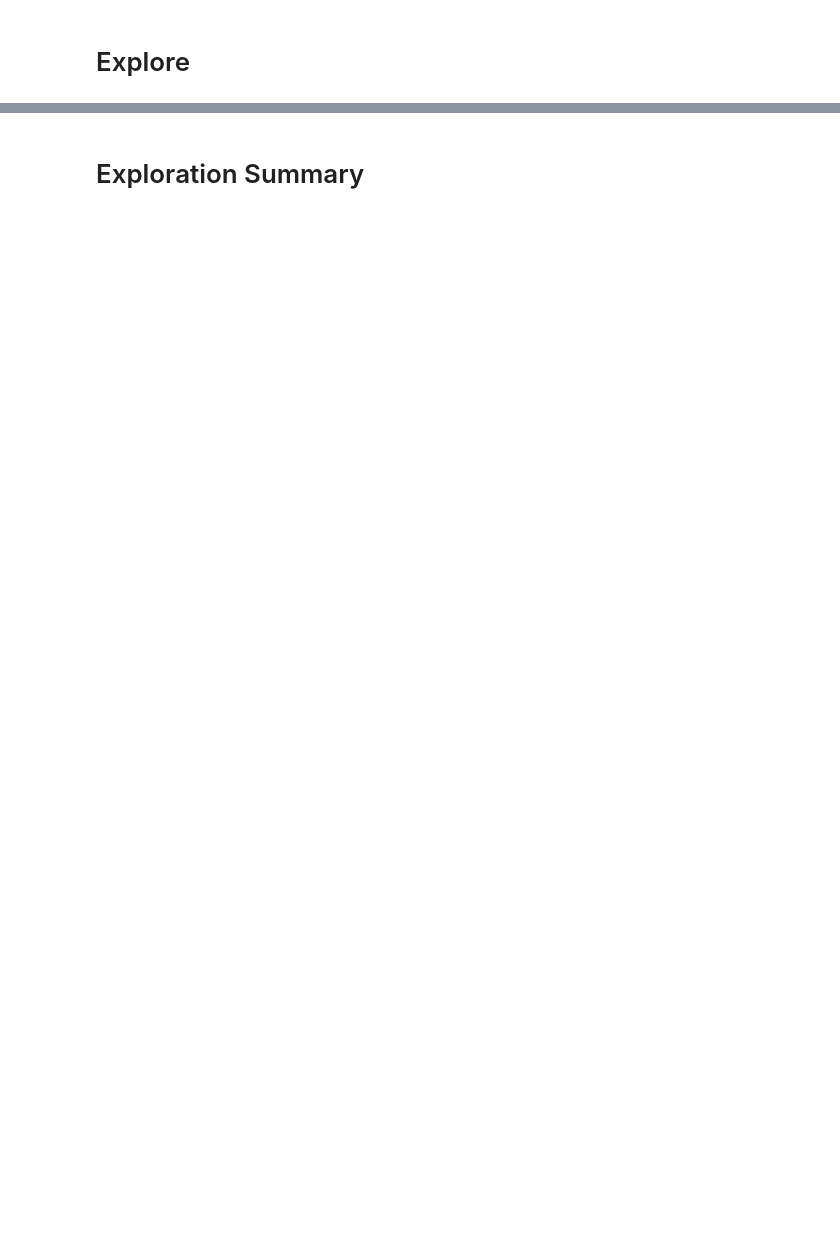
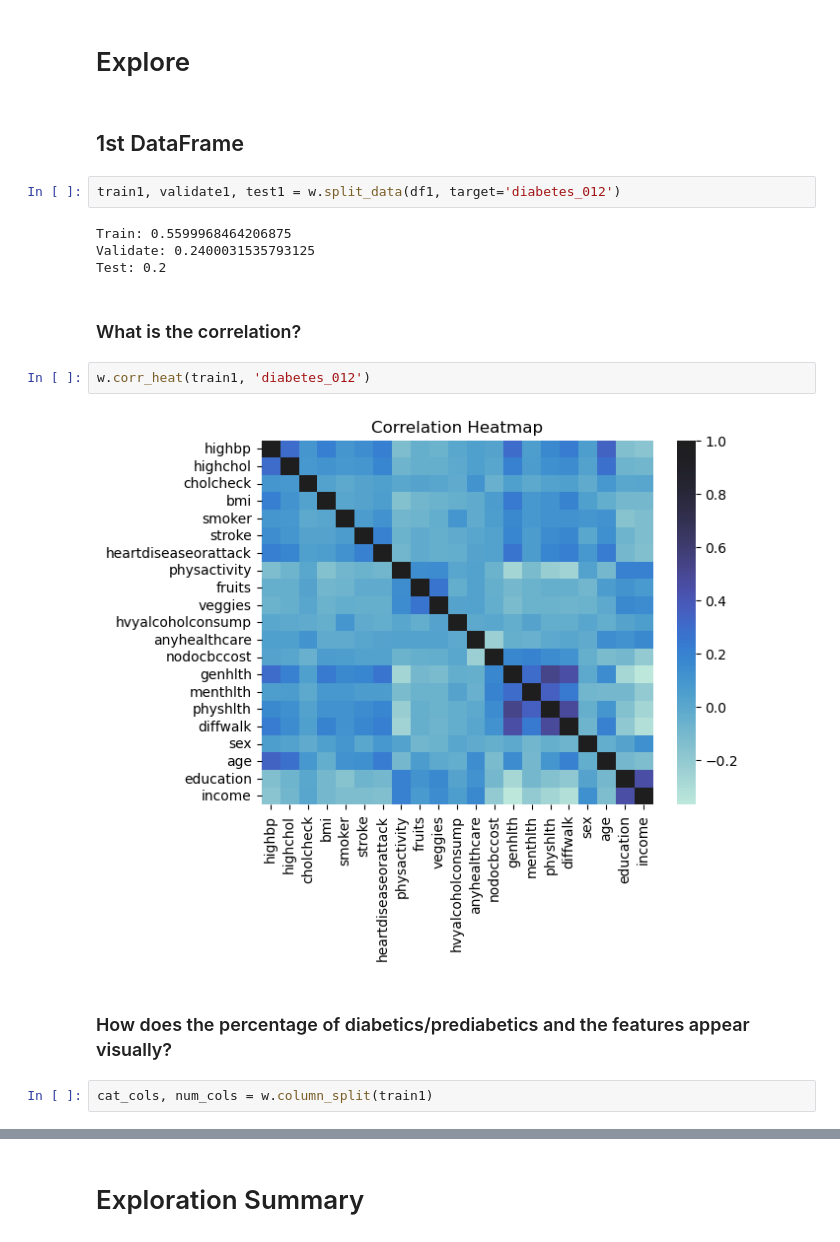
Before and after one commit to Joshua-Click/individual-project, a Jupyter notebook: final_notebook.ipynb, the cells around one changed output, grey strips where cells are left out. Cells and saved outputs as stored; diff of their text form; blank space fills up the shorter version.

```diff
--- a/final_notebook.ipynb
+++ b/final_notebook.ipynb
@@ -55,2 +129,20 @@ df3 = w.acquire_prep_diabetes_df3(df1)
 # %% [markdown]
 # Explore
+# %% [markdown]
+## 1st DataFrame
+# %%
+train1, validate1, test1 = w.split_data(df1, target='diabetes_012')
+# %% [output]
+Train: 0.5599968464206875
+Validate: 0.2400031535793125
+Test: 0.2
+# %% [markdown]
+### What is the correlation?
+# %%
+w.corr_heat(train1, 'diabetes_012')
+# %% [output]
+[figure, added]
+# %% [markdown]
+### How does the percentage of diabetics/prediabetics and the features appear visually?
+# %%
+cat_cols, num_cols = w.column_split(train1)
```
Also changed, not shown: parts of 91 cells of this notebook, 2 other files.
